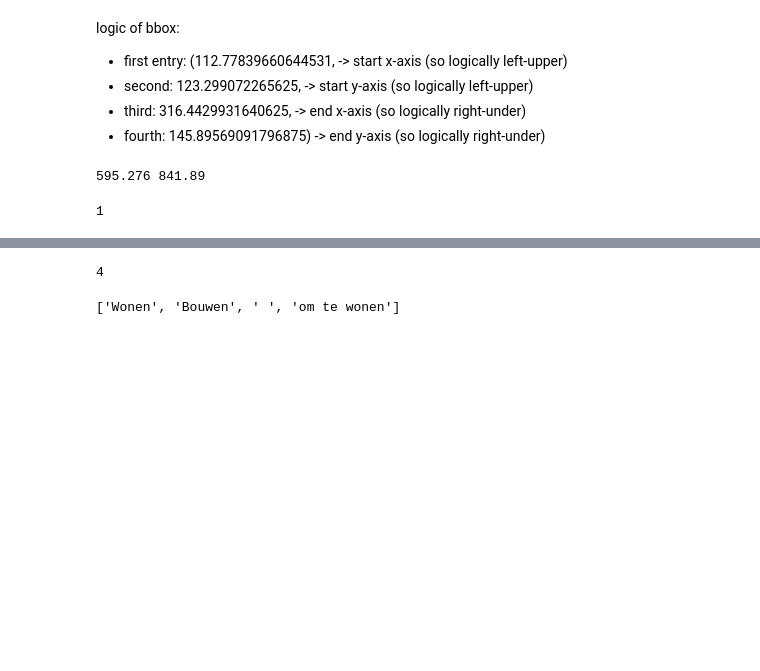
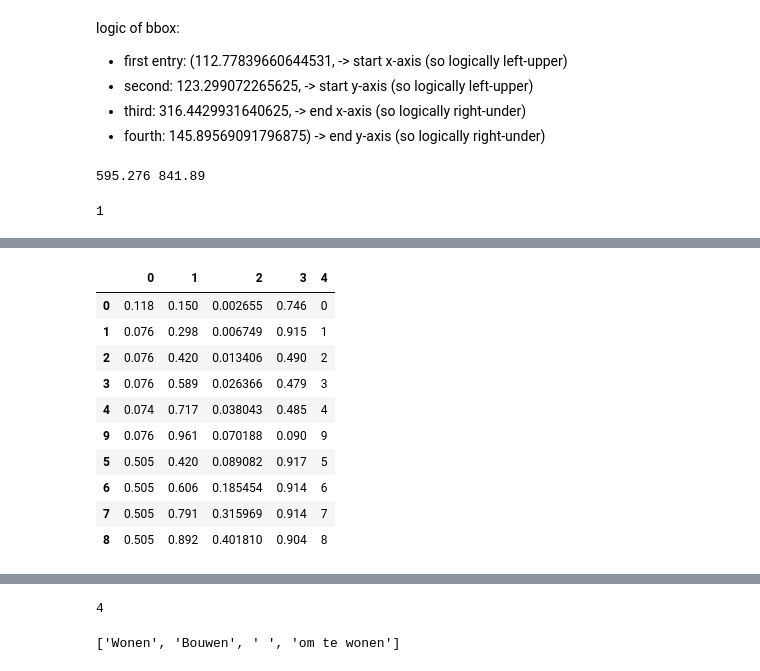
Before and after one commit to kcvanderlinden/PDF-decompressing, a Jupyter notebook: PDF_structuur_detect.ipynb, the cells around one changed output, grey strips where cells are left out. Drawn from its saved outputs; the diff is of its cells as text; code cells hidden in the pictures; blank space fills up the shorter version.

```diff
--- a/PDF_structuur_detect.ipynb
+++ b/PDF_structuur_detect.ipynb
@@ -480 +491,21 @@ df_x
+# %%
+y_prop = y
+for p in y_prop:
+    p[2] = p[0] * (p[1] ** 2)
+y_prop
+df_y_prop = pd.DataFrame(y_prop)
+df_y_prop = df_y_prop.sort_values(by = [2, 0, 1]) # --> volgorde voor uitlezen van pagina.
+df_y_prop
+# %% [output]
+|  | 0 | 1 | 2 | 3 | 4 |
+| 0 | 0.118 | 0.150 | 0.002655 | 0.746 | 0 |
+| 1 | 0.076 | 0.298 | 0.006749 | 0.915 | 1 |
+| 2 | 0.076 | 0.420 | 0.013406 | 0.490 | 2 |
+| 3 | 0.076 | 0.589 | 0.026366 | 0.479 | 3 |
+| 4 | 0.074 | 0.717 | 0.038043 | 0.485 | 4 |
+| 9 | 0.076 | 0.961 | 0.070188 | 0.090 | 9 |
+| 5 | 0.505 | 0.420 | 0.089082 | 0.917 | 5 |
+| 6 | 0.505 | 0.606 | 0.185454 | 0.914 | 6 |
+| 7 | 0.505 | 0.791 | 0.315969 | 0.914 | 7 |
+| 8 | 0.505 | 0.892 | 0.401810 | 0.904 | 8 |
 # %%
```
Also changed, not shown: parts of 8 cells of this notebook.
